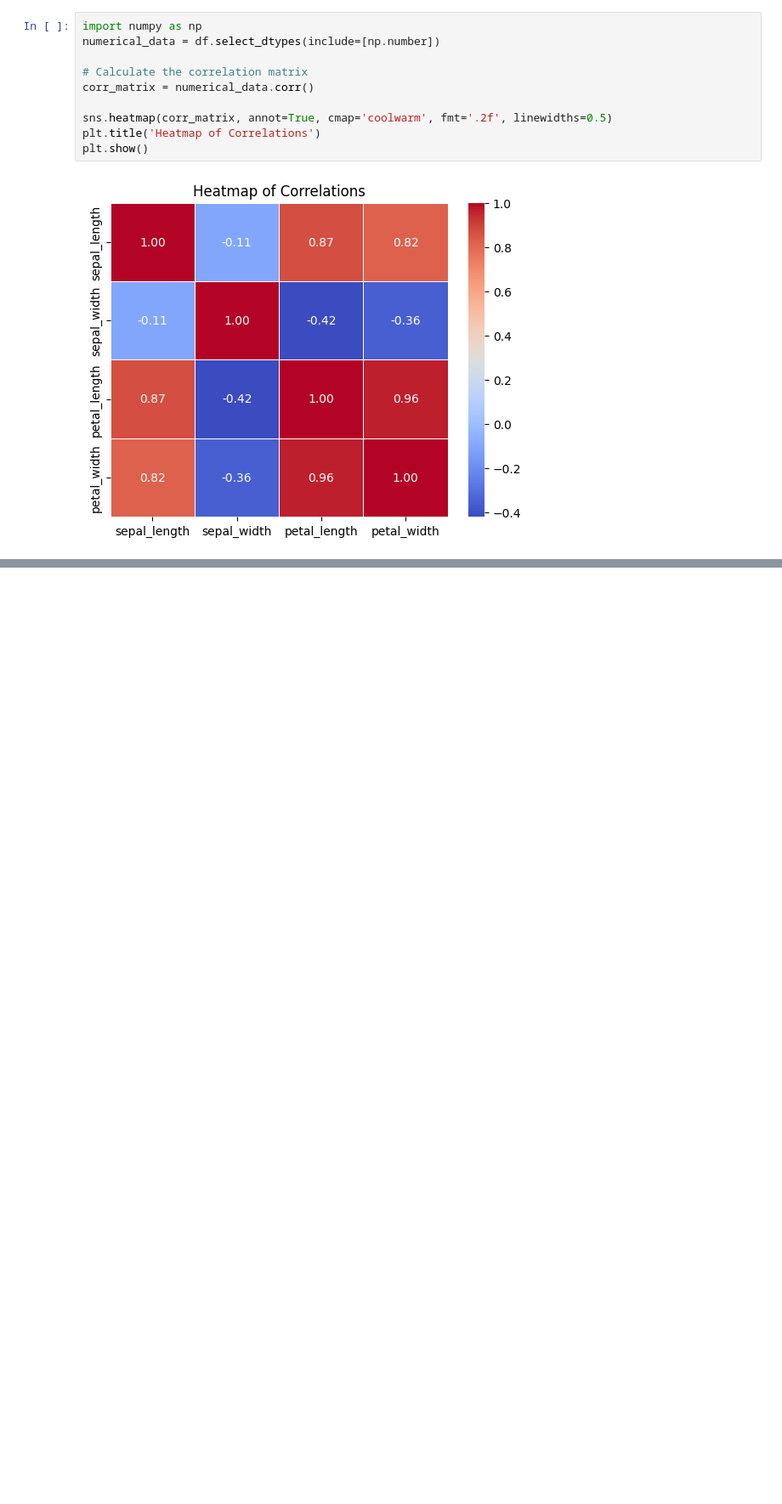
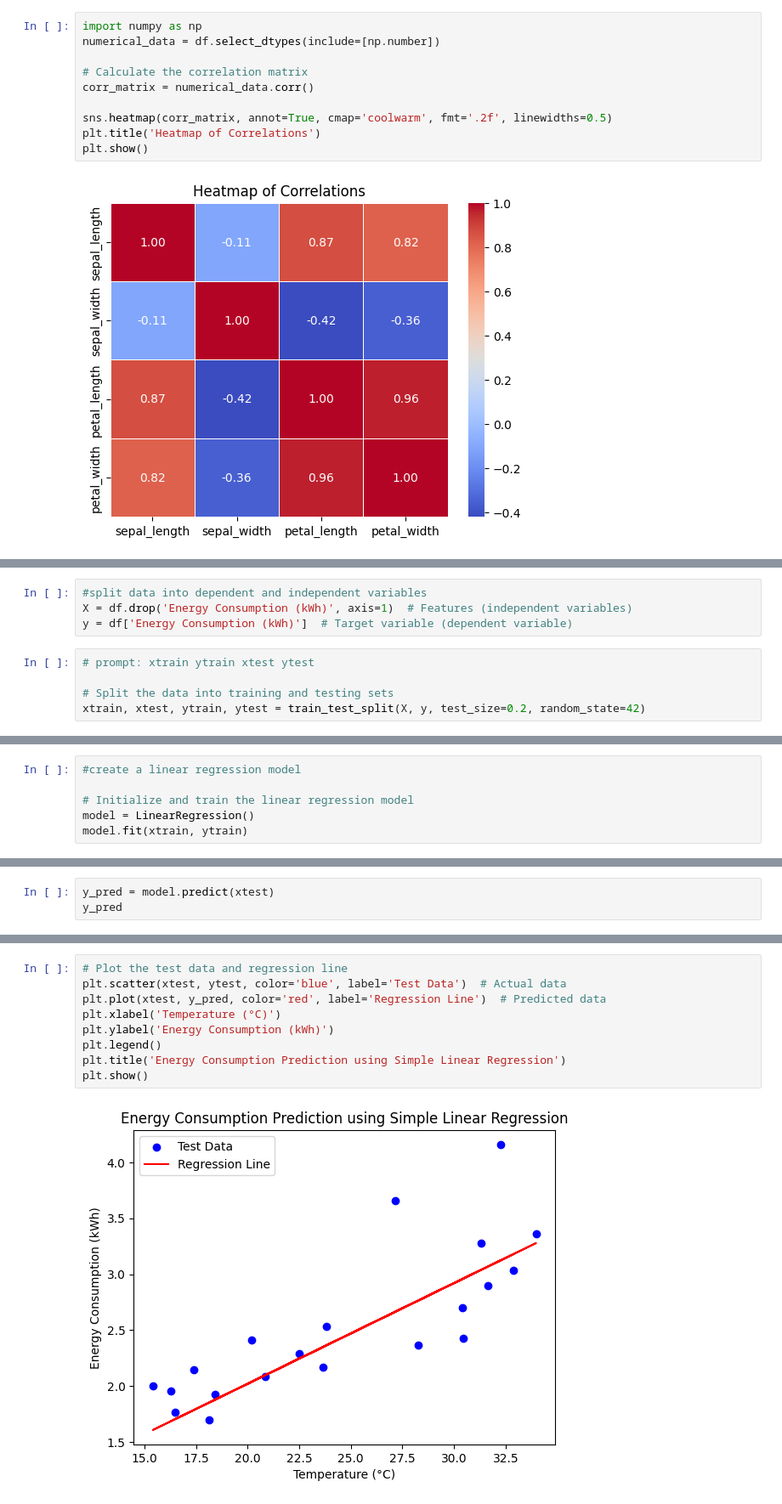
Before and after one commit to XabkaBaap/Green-Skills-Basics-of-Python, a Jupyter notebook: Green AI.ipynb, the cells around one changed output, grey strips where cells are left out. Shown at 85% size. Saved outputs shown, nothing was run; the diff lists cells and outputs as text; blank space fills up the shorter version.

```diff
--- a/Green AI.ipynb
+++ b/Green AI.ipynb
@@ -296,0 +346,9 @@ plt.show()
+# %%
+#split data into dependent and independent variables
+X = df.drop('Energy Consumption (kWh)', axis=1)  # Features (independent variables)
+y = df['Energy Consumption (kWh)']  # Target variable (dependent variable)
+# %%
+# prompt: xtrain ytrain xtest ytest
+
+# Split the data into training and testing sets
+xtrain, xtest, ytrain, ytest = train_test_split(X, y, test_size=0.2, random_state=42)
@@ -296,0 +382,6 @@ plt.show()
+# %%
+#create a linear regression model
+
+# Initialize and train the linear regression model
+model = LinearRegression()
+model.fit(xtrain, ytrain)
@@ -296,0 +400,3 @@ plt.show()
+# %%
+y_pred = model.predict(xtest)
+y_pred
@@ -296,0 +418,11 @@ plt.show()
+# %%
+# Plot the test data and regression line
+plt.scatter(xtest, ytest, color='blue', label='Test Data')  # Actual data
+plt.plot(xtest, y_pred, color='red', label='Regression Line')  # Predicted data
+plt.xlabel('Temperature (°C)')
+plt.ylabel('Energy Consumption (kWh)')
+plt.legend()
+plt.title('Energy Consumption Prediction using Simple Linear Regression')
+plt.show()
+# %% [output]
+[figure, added]
```
Also changed, not shown: parts of 15 cells of this notebook, 1 other file.
